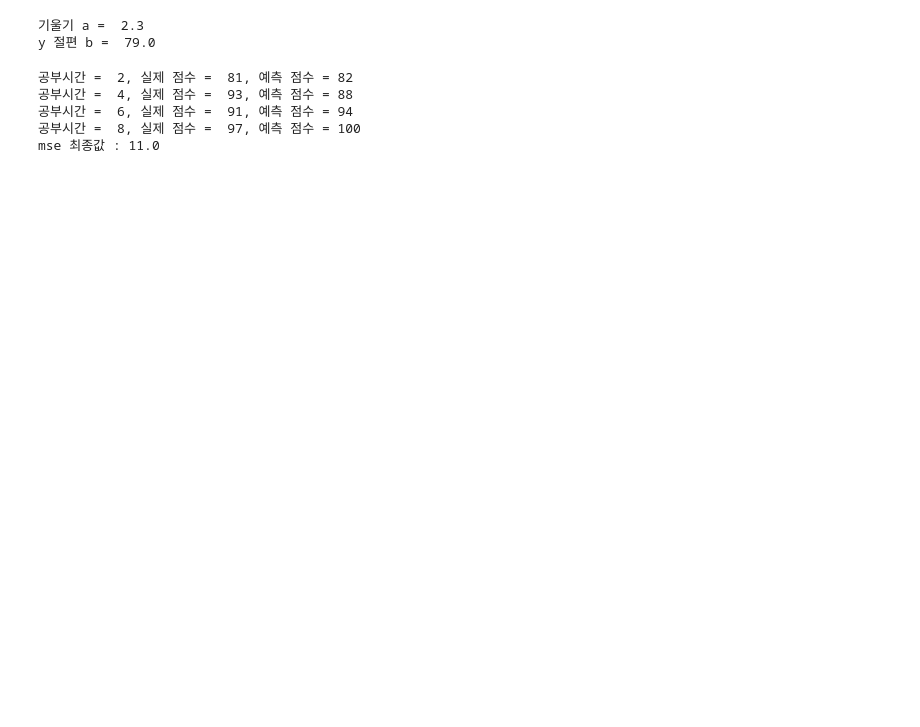
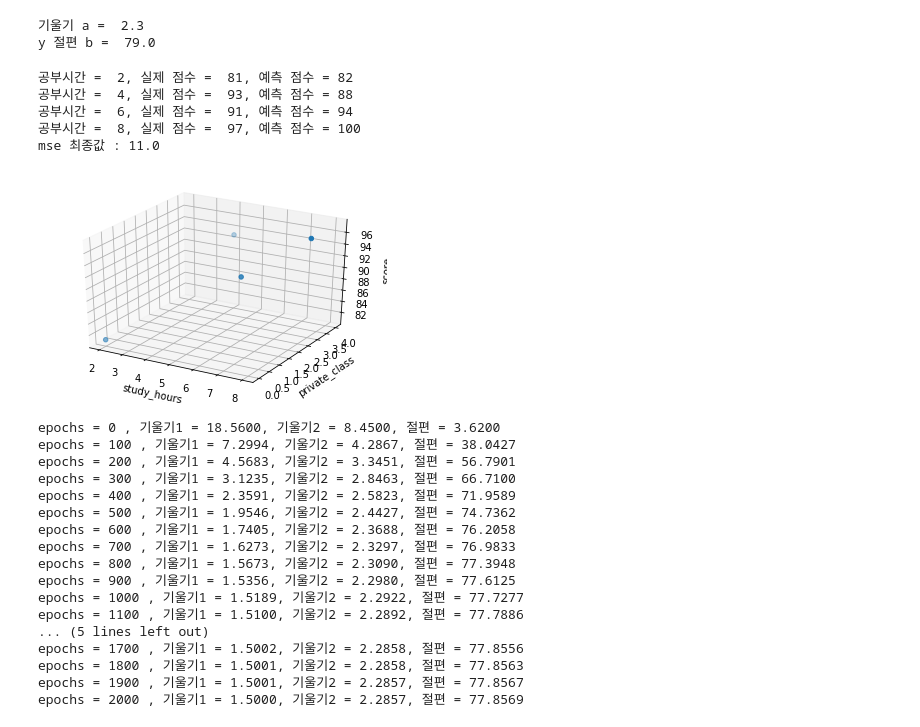
Before and after one commit to shsewonitw/DLStudy, a Jupyter notebook: sources/Untitled.ipynb, the cells around one changed output. Saved outputs shown, nothing was run; the diff lists cells and outputs as text; code cells hidden in the pictures; blank space fills up the shorter version.

```diff
--- a/sources/Untitled.ipynb
+++ b/sources/Untitled.ipynb
@@ -56,3 +56,66 @@ print("mse 최종값 : " + str(mse_val(predict_result,y)))
 공부시간 =  6, 실제 점수 =  91, 예측 점수 = 94
 공부시간 =  8, 실제 점수 =  97, 예측 점수 = 100
 mse 최종값 : 11.0
+# %%
+data = [[2, 0, 81], [4, 4, 93], [6, 2, 91], [8, 3, 97]]
+x1 = [i[0] for i in data]
+x2 = [i[1] for i in data]
+y = [i[2] for i in data]
+
+import numpy as np
+import pandas as pd
+import matplotlib.pyplot as plt
+from mpl_toolkits import mplot3d
+
+ax = plt.axes(projection='3d')
+ax.set_xlabel('study_hours')
+ax.set_ylabel('private_class')
+ax.set_zlabel('score')
+ax.scatter(x1,x2,y)
+plt.show()
+
+x1_data = np.array(x1)
+x2_data = np.array(x2)
+y_data = np.array(y)
+
+a1 = 0
+a2 = 0
+b = 0
+
+lr = 0.02
+epochs = 2001
+
+for i in range(epochs):
+    y_pred = a1 * x1_data + a2 * x2_data + b
+    error = y_data - y_pred
+
+    #이해안됨 오차함수를 a1으로 미분한 값
+    a1_diff = -(2/len(x1_data)) * sum(x1_data * error)
+    a2_diff = -(2/len(x2_data)) * sum(x2_data * error)
+    b_diff = -(2/len(y_data)) * sum(error)
+
+    a1 = a1 - lr * a1_diff
+    a2 = a2 - lr * a2_diff
+    b = b - lr * b_diff
+
+    if i % 100 == 0:
+        print("epochs = %.f , 기울기1 = %.04f, 기울기2 = %.04f, 절편 = %.04f" % (i, a1, a2, b))
+# %% [output]
+[figure, added]
+epochs = 0 , 기울기1 = 18.5600, 기울기2 = 8.4500, 절편 = 3.6200
+epochs = 100 , 기울기1 = 7.2994, 기울기2 = 4.2867, 절편 = 38.0427
+epochs = 200 , 기울기1 = 4.5683, 기울기2 = 3.3451, 절편 = 56.7901
+epochs = 300 , 기울기1 = 3.1235, 기울기2 = 2.8463, 절편 = 66.7100
+epochs = 400 , 기울기1 = 2.3591, 기울기2 = 2.5823, 절편 = 71.9589
+epochs = 500 , 기울기1 = 1.9546, 기울기2 = 2.4427, 절편 = 74.7362
+epochs = 600 , 기울기1 = 1.7405, 기울기2 = 2.3688, 절편 = 76.2058
+epochs = 700 , 기울기1 = 1.6273, 기울기2 = 2.3297, 절편 = 76.9833
+epochs = 800 , 기울기1 = 1.5673, 기울기2 = 2.3090, 절편 = 77.3948
+epochs = 900 , 기울기1 = 1.5356, 기울기2 = 2.2980, 절편 = 77.6125
+epochs = 1000 , 기울기1 = 1.5189, 기울기2 = 2.2922, 절편 = 77.7277
+epochs = 1100 , 기울기1 = 1.5100, 기울기2 = 2.2892, 절편 = 77.7886
+... (5 lines left out)
+epochs = 1700 , 기울기1 = 1.5002, 기울기2 = 2.2858, 절편 = 77.8556
+epochs = 1800 , 기울기1 = 1.5001, 기울기2 = 2.2858, 절편 = 77.8563
+epochs = 1900 , 기울기1 = 1.5001, 기울기2 = 2.2857, 절편 = 77.8567
+epochs = 2000 , 기울기1 = 1.5000, 기울기2 = 2.2857, 절편 = 77.8569
```
